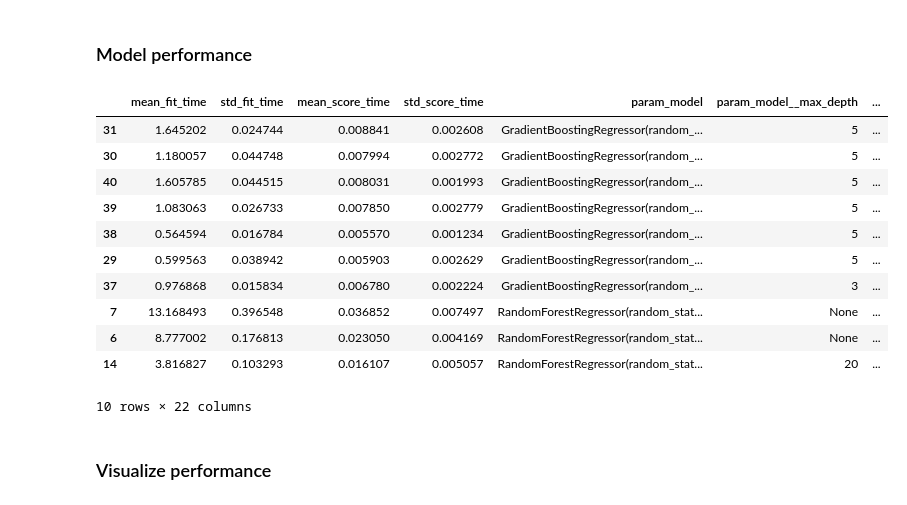
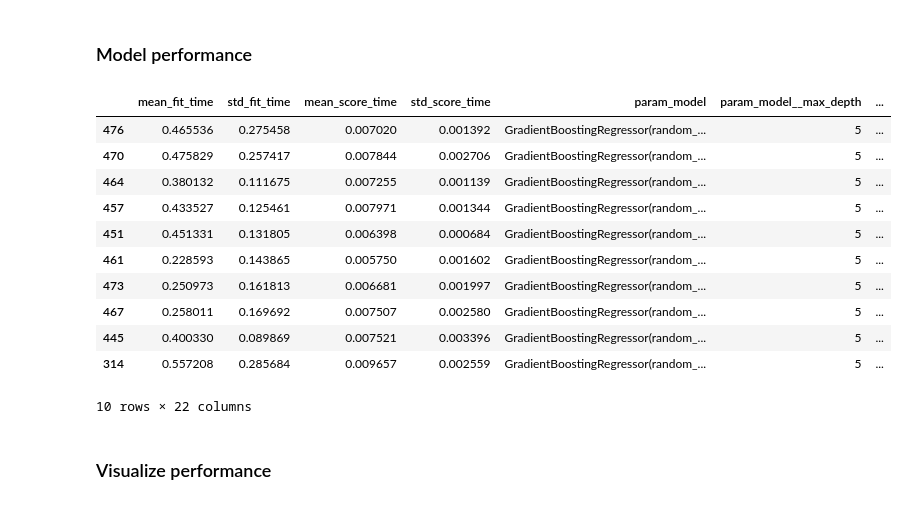
Before and after one commit to DigimonFrankie/Projects, a Jupyter notebook: Used Car Price Prediction: Predictive Modeling with Real-World Data/machine learning/tree_based_models.ipynb, the cells around one changed output. Drawn from its saved outputs; the diff is of its cells as text; code cells hidden in the pictures.

```diff
--- a/Used Car Price Prediction: Predictive Modeling with Real-World Data/machine learning/tree_based_models.ipynb
+++ b/Used Car Price Prediction: Predictive Modeling with Real-World Data/machine learning/tree_based_models.ipynb
@@ -139,7 +142,7 @@ def make_preprocessor(X):
         remainder='passthrough'
     )
 
-def tree_based_modeling(X_train, y_train, x_test, y_test, cv=10):
+def tree_based_modeling(X_train, y_train, cv=5):
     preprocessor = make_preprocessor(X_train)
 
     ## Set up pipeline
@@ -151,19 +154,28 @@ def tree_based_modeling(X_train, y_train, x_test, y_test, cv=10):
     ## Set up models and hyperparameter for GV
     param_grid = [
         {
-            'model': [DecisionTreeRegressor()],
-            'model__max_depth': [None, 5, 10, 20, 30]
+            'model': [DecisionTreeRegressor(random_state=42)],
+            'model__max_depth': [5, 10, 20],
+            'model__min_samples_leaf': [5, 20, 50]
         },
         {
             'model': [RandomForestRegressor(random_state=42)],
             'model__n_estimators': [100, 200, 300],
-            'model__max_depth': [None, 5, 10, 20]
+            'model__min_samples_leaf': [5, 20, 50],
+            'model__max_depth': [5, 10, 20],
+            'model__max_features': ['sqrt', 'log2'],
+            'model__min_samples_split': [5, 10]
         },
         {
             'model': [GradientBoostingRegressor(random_state=42)],
             'model__n_estimators': [100, 200, 300],
-            'model__learning_rate': [0.01, 0.1, 0.2],
-            'model__max_depth': [3, 5, 10]
+            'model__learning_rate': [0.01, 0.05, 0.1],
+            'model__max_depth': [3, 5, 10],
+            'model__min_samples_leaf': [5, 20],
+            'model__subsample': [0.6, 0.8, 1.0],
+            'model__n_iter_no_change': [10],
+            'model__validation_fraction': [0.1],
+            'model__tol': [1e-4]
         },
     ]
 
@@ -179,13 +191,13 @@ def tree_based_modeling(X_train, y_train, x_test, y_test, cv=10):
     grid.fit(X_train, y_train)
 
     print("Best parameters: ", grid.best_params_)
-    print("Best params: ", grid.best_params_)
-    print("best RMSE: ", -grid.best_score_)
+    print("Best RMSE: ", -grid.best_score_)
 
     return grid
 # %%
 warnings.filterwarnings("ignore", message=".*unknown categories.*")
+warnings.filterwarnings("ignore", message=".*fits failed out of a total of.*")
 warnings.filterwarnings("ignore", message=".*A worker stopped while some jobs were given to the executor.*")
 
-grid = tree_based_modeling(X_train, y_train, X_test, y_test)
+grid_tree = save_grid_search_results(tree_based_modeling, X_train, y_train, X_test, y_test)
 # %% [output]
@@ -196,21 +219,21 @@ best RMSE:  20107.574549710127
 ### Model performance
 # %%
 ## Check model performance
-df_performance = pd.DataFrame(grid.cv_results_)
+df_performance_tree = pd.DataFrame(grid_tree.cv_results_)
 # %%
-df_performance.sort_values(by='mean_test_score', ascending=False).head(10)
+df_performance_tree.sort_values(by='mean_test_score', ascending=False).head(10)
 # %% [output]
 |  | mean_fit_time | std_fit_time | mean_score_time | std_score_time | param_model | param_model__max_depth | ... |
-| 31 | 1.645202 | 0.024744 | 0.008841 | 0.002608 | GradientBoostingRegressor(random_... | 5 | ... |
-| 30 | 1.180057 | 0.044748 | 0.007994 | 0.002772 | GradientBoostingRegressor(random_... | 5 | ... |
-| 40 | 1.605785 | 0.044515 | 0.008031 | 0.001993 | GradientBoostingRegressor(random_... | 5 | ... |
-| 39 | 1.083063 | 0.026733 | 0.007850 | 0.002779 | GradientBoostingRegressor(random_... | 5 | ... |
-| 38 | 0.564594 | 0.016784 | 0.005570 | 0.001234 | GradientBoostingRegressor(random_... | 5 | ... |
-| 29 | 0.599563 | 0.038942 | 0.005903 | 0.002629 | GradientBoostingRegressor(random_... | 5 | ... |
-| 37 | 0.976868 | 0.015834 | 0.006780 | 0.002224 | GradientBoostingRegressor(random_... | 3 | ... |
-| 7 | 13.168493 | 0.396548 | 0.036852 | 0.007497 | RandomForestRegressor(random_stat... | None | ... |
-| 6 | 8.777002 | 0.176813 | 0.023050 | 0.004169 | RandomForestRegressor(random_stat... | None | ... |
-| 14 | 3.816827 | 0.103293 | 0.016107 | 0.005057 | RandomForestRegressor(random_stat... | 20 | ... |
+| 476 | 0.465536 | 0.275458 | 0.007020 | 0.001392 | GradientBoostingRegressor(random_... | 5 | ... |
+| 470 | 0.475829 | 0.257417 | 0.007844 | 0.002706 | GradientBoostingRegressor(random_... | 5 | ... |
+| 464 | 0.380132 | 0.111675 | 0.007255 | 0.001139 | GradientBoostingRegressor(random_... | 5 | ... |
+| 457 | 0.433527 | 0.125461 | 0.007971 | 0.001344 | GradientBoostingRegressor(random_... | 5 | ... |
+| 451 | 0.451331 | 0.131805 | 0.006398 | 0.000684 | GradientBoostingRegressor(random_... | 5 | ... |
+| 461 | 0.228593 | 0.143865 | 0.005750 | 0.001602 | GradientBoostingRegressor(random_... | 5 | ... |
+| 473 | 0.250973 | 0.161813 | 0.006681 | 0.001997 | GradientBoostingRegressor(random_... | 5 | ... |
+| 467 | 0.258011 | 0.169692 | 0.007507 | 0.002580 | GradientBoostingRegressor(random_... | 5 | ... |
+| 445 | 0.400330 | 0.089869 | 0.007521 | 0.003396 | GradientBoostingRegressor(random_... | 5 | ... |
+| 314 | 0.557208 | 0.285684 | 0.009657 | 0.002559 | GradientBoostingRegressor(random_... | 5 | ... |
 10 rows × 22 columns
 # %% [markdown]
 ### Visualize performance
```
Also changed, not shown: parts of 16 cells of this notebook, 7 other files.
